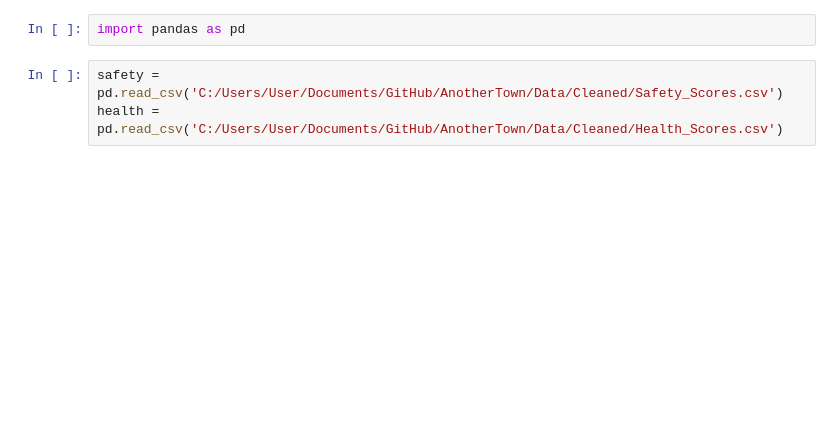
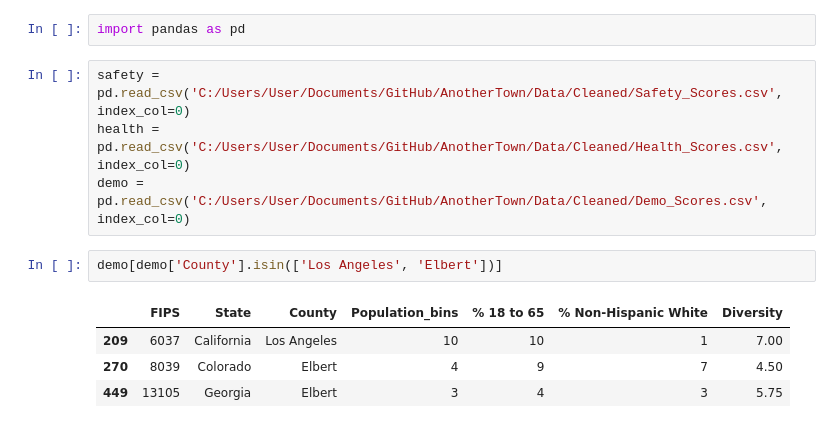
Before and after one commit to buonicannoli/AnotherTown, a Jupyter notebook: Notebooks/Master.ipynb, the cells around one changed output. Saved outputs shown, nothing was run; the diff lists cells and outputs as text; blank space fills up the shorter version.

```diff
--- a/Notebooks/Master.ipynb
+++ b/Notebooks/Master.ipynb
@@ -1,6 +1,14 @@
 # %%
 import pandas as pd
 # %%
-safety = pd.read_csv('C:/Users/User/Documents/GitHub/AnotherTown/Data/Cleaned/Safety_Scores.csv')
-health = pd.read_csv('C:/Users/User/Documents/GitHub/AnotherTown/Data/Cleaned/Health_Scores.csv')
+safety = pd.read_csv('C:/Users/User/Documents/GitHub/AnotherTown/Data/Cleaned/Safety_Scores.csv', index_col=0)
+health = pd.read_csv('C:/Users/User/Documents/GitHub/AnotherTown/Data/Cleaned/Health_Scores.csv', index_col=0)
+demo = pd.read_csv('C:/Users/User/Documents/GitHub/AnotherTown/Data/Cleaned/Demo_Scores.csv', index_col=0)
+# %%
+demo[demo['County'].isin(['Los Angeles', 'Elbert'])]
+# %% [output]
+|  | FIPS | State | County | Population_bins | % 18 to 65 | % Non-Hispanic White | Diversity |
+| 209 | 6037 | California | Los Angeles | 10 | 10 | 1 | 7.00 |
+| 270 | 8039 | Colorado | Elbert | 4 | 9 | 7 | 4.50 |
+| 449 | 13105 | Georgia | Elbert | 3 | 4 | 3 | 5.75 |
 # %%
```
Also changed, not shown: parts of 3 cells of this notebook, 3 other files.
